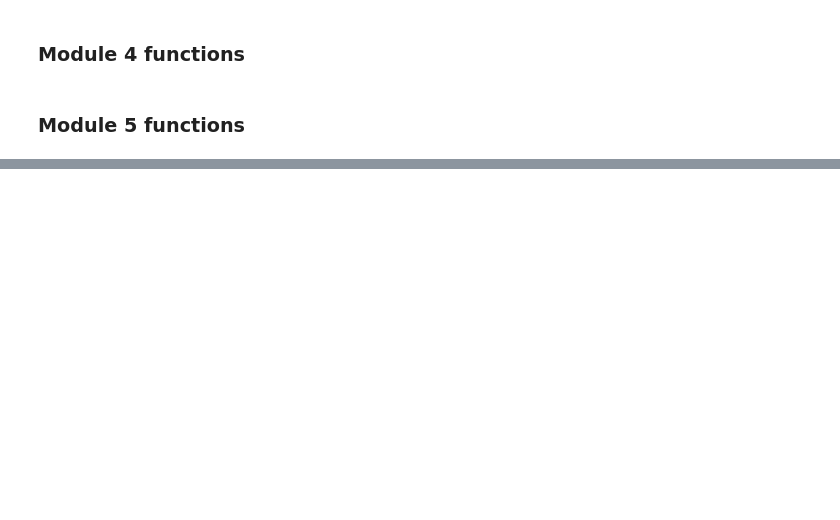
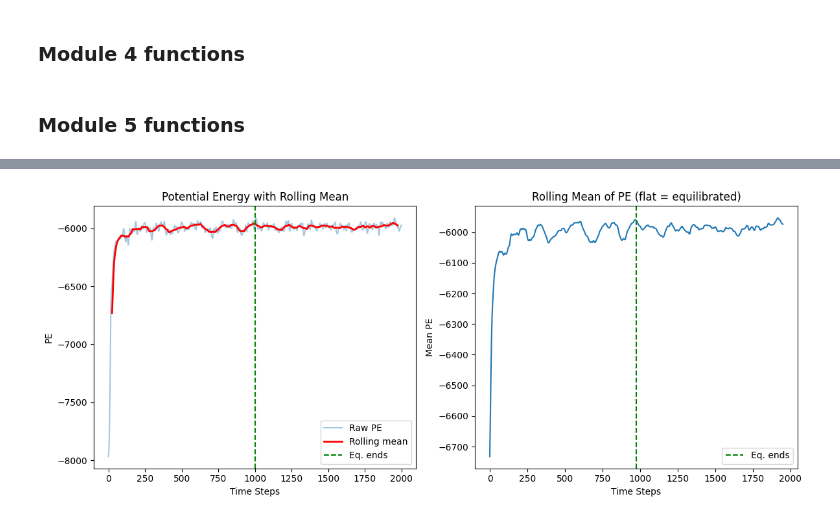
Before and after one commit to Tanish-Verma/md_Engine, a Jupyter notebook: Module5/module5.ipynb, the cells around one changed output, grey strips where cells are left out. Drawn from its saved outputs; the diff is of its cells as text; code cells hidden in the pictures; blank space fills up the shorter version.

```diff
--- a/Module5/module5.ipynb
+++ b/Module5/module5.ipynb
@@ -230,0 +231,98 @@ plt.show()
+# %%
+# --- THE MAIN MD LOOP ---
+# 1. Setup: Define n_cells, density, T_target, dt, and steps.
+# 2. Initialize: Call generate_fcc_lattice and initialize_velocities.
+# 3. Main Loop:
+#    - Call velocity_verlet_step (from Module 4)
+#    - If in equilibration and step % 10 == 0: call rescale_velocities
+#    - Accumulate energy and temperature data for plotting.
+
+n_cells     = 7
+rho_star    = 0.8442
+T_target    = 1.0
+dt          = 0.005
+total_steps = 2000
+r_cutoff    = 2.5
+r_cutoff_sq = r_cutoff**2
+r_skin     = 3.2
+r_skin_sq = r_skin**2
+
+pos, L = generate_fcc_lattice(n_cells, rho_star)
+N      = len(pos)
+pos_ref = pos.copy()
+vel    = initialize_velocities(N, T_target)
+
+# Initial forces
+
+energies     = []
+temperatures = []
+pe_list = []
+neighbour_list = update_neighbor_list(pos, L, r_skin_sq)
+pe, force = calculate_forces_optimized(pos, neighbour_list, L, r_cutoff_sq)
+rebuild_threshold_sq = 0.25 * (r_skin - r_cutoff)**2   # (0.7/2)^2 = 0.1225
+
+for step in range(total_steps):
+    pos, vel, pe, force = velocity_verlet_step_opt(pos, vel, force, dt, L, r_cutoff_sq,neighbour_list)
+
+    disp_sq = np.sum((pos - pos_ref)**2, axis=1)
+    if np.any(disp_sq > rebuild_threshold_sq):
+        neighbour_list = update_neighbor_list(pos, L, r_skin_sq)
+        pos_ref = pos.copy()
+
+
+    # Rescale velocities every 10 steps during equilibration (first half)
+    if step < total_steps // 2 and step % 10 == 0:
+        vel = rescale_velocities(vel, T_target)
+
+    ke = calculate_kinetic_energy(vel)
+    energies.append(ke + pe)
+    pe_list.append(pe)
+    temperatures.append(2 * ke / (3 * N))
+
+# plt.figure(figsize=(12, 5))
+# plt.subplot(1, 2, 1)
+# plt.plot(energies)
+# plt.title('Total Energy vs Time Steps')
+# plt.xlabel('Time Steps')
+# plt.ylabel('Total Energy')
+# plt.subplot(1, 2, 2)
+# plt.plot(temperatures)
+# plt.title('Temperature vs Time Steps')
+# plt.xlabel('Time Steps')
+# plt.ylabel('Temperature')
+# plt.tight_layout()
+# plt.show()
+# plt.close()
+window = 50
+rolling_means = [np.mean(pe_list[i:i+window]) for i in range(len(pe_list) - window)]
+
+plt.figure(figsize=(12, 5))
+
+plt.subplot(1, 2, 1)
+plt.plot(pe_list, alpha=0.4, label='Raw PE')
+plt.plot(range(window//2, len(pe_list) - window//2), rolling_means,
+         color='red', linewidth=2, label='Rolling mean')
+plt.axvline(x=total_steps//2, color='green', linestyle='--', label='Eq. ends')
+plt.title('Potential Energy with Rolling Mean')
+plt.xlabel('Time Steps')
+plt.ylabel('PE')
+plt.legend()
+
+plt.subplot(1, 2, 2)
+plt.plot(rolling_means)
+plt.axvline(x=total_steps//2 - window//2, color='green', linestyle='--', label='Eq. ends')
+plt.title('Rolling Mean of PE (flat = equilibrated)')
+plt.xlabel('Time Steps')
+plt.ylabel('Mean PE')
+plt.legend()
+
+plt.tight_layout()
+plt.show()
+
+# plt.plot(pe_list)
+# plt.title('Potential Energy vs Time Steps')
+# plt.xlabel('Time Steps')
+# plt.ylabel('Potential Energy')
+# plt.show()
+# %% [output]
+[figure, added]
```
Also changed, not shown: parts of 1 cell of this notebook, 10 other files.
